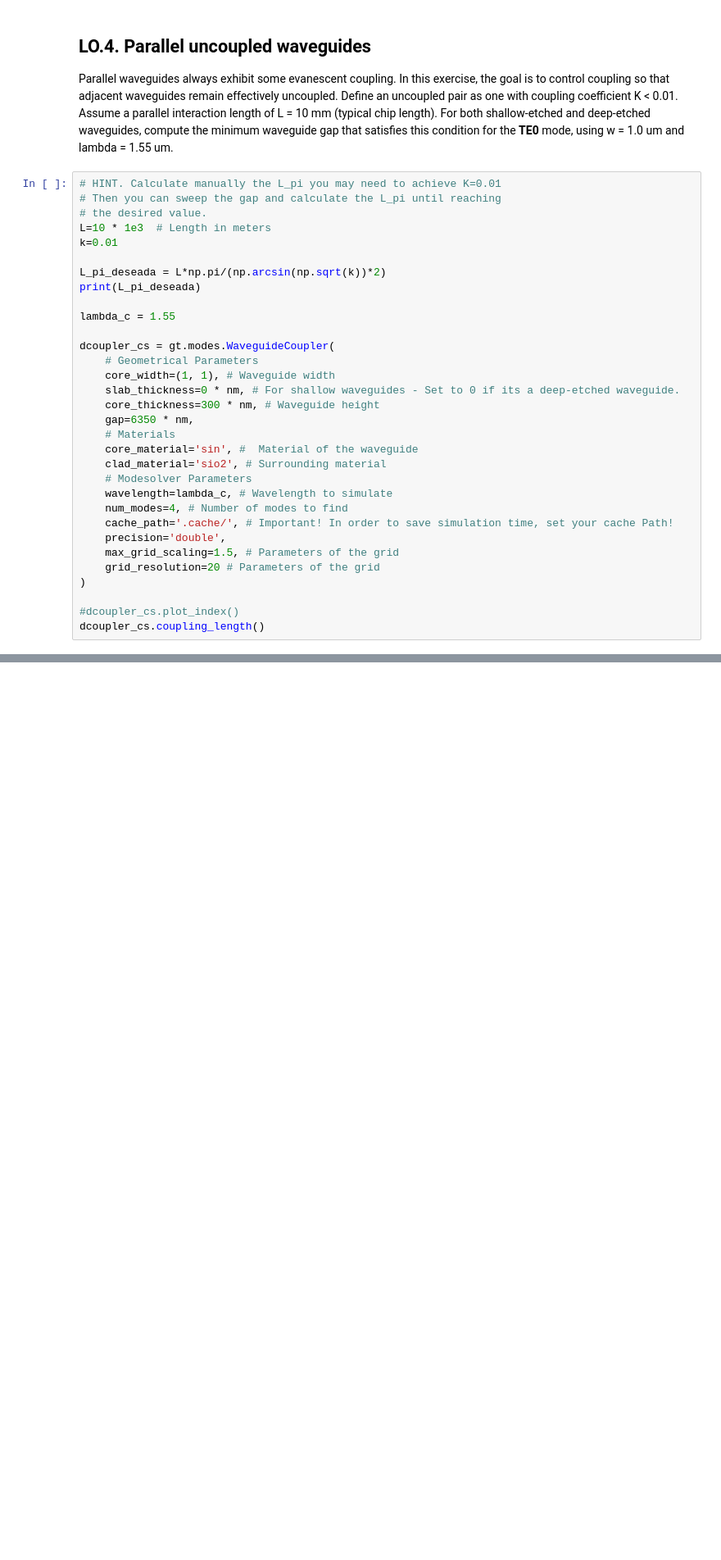
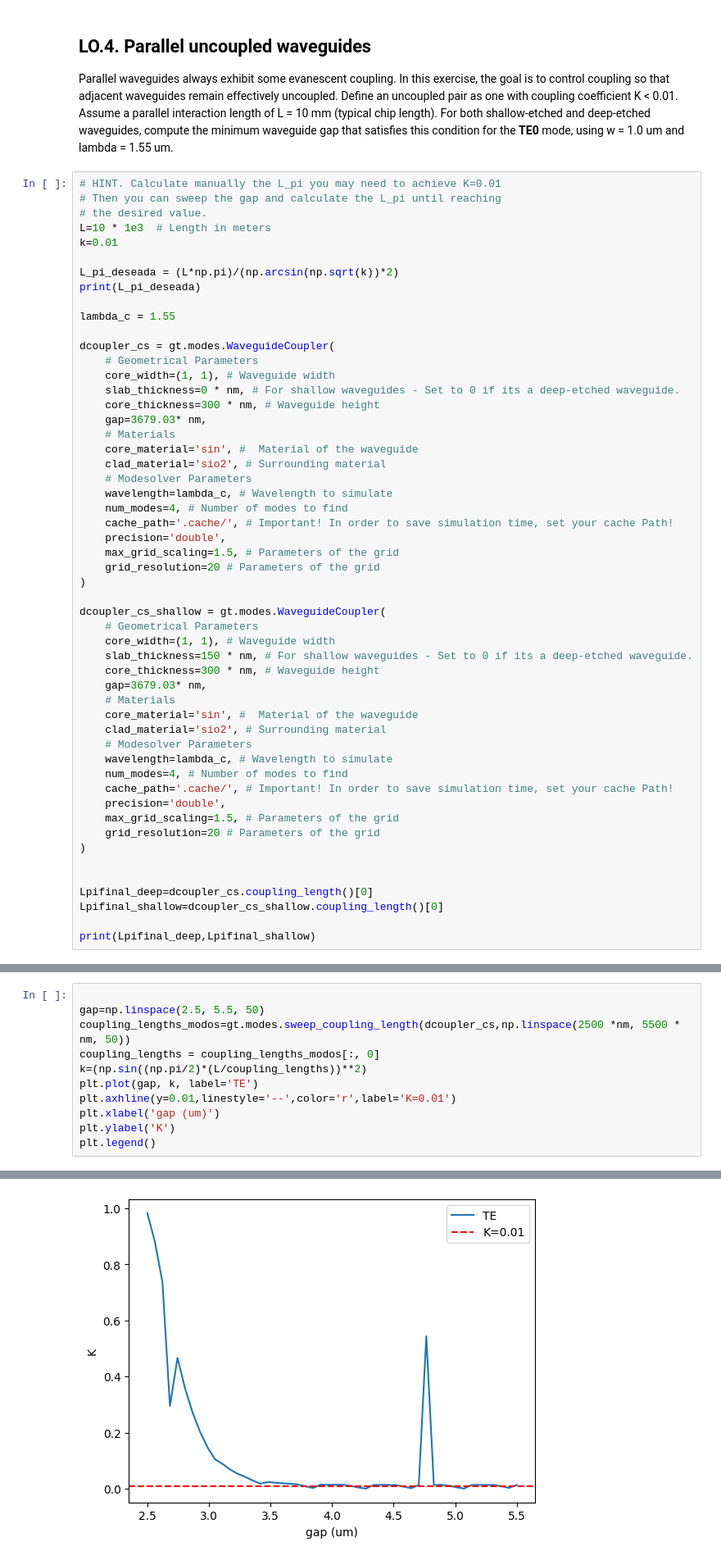
Before and after one commit to ainaperello/cifoin-lab2, a Jupyter notebook: COUPLERS_Student.ipynb, the cells around one changed output, grey strips where cells are left out. Shown at 82% size. Cells and saved outputs as stored; diff of their text form; blank space fills up the shorter version.

```diff
--- a/COUPLERS_Student.ipynb
+++ b/COUPLERS_Student.ipynb
@@ -496,7 +496,7 @@ Parallel waveguides always exhibit some evanescent coupling. In this exercise, t
 L=10 * 1e3  # Length in meters
 k=0.01
 
-L_pi_deseada = L*np.pi/(np.arcsin(np.sqrt(k))*2)
+L_pi_deseada = (L*np.pi)/(np.arcsin(np.sqrt(k))*2)
 print(L_pi_deseada)
 
 lambda_c = 1.55
@@ -506,7 +506,7 @@ dcoupler_cs = gt.modes.WaveguideCoupler(
     core_width=(1, 1), # Waveguide width
     slab_thickness=0 * nm, # For shallow waveguides - Set to 0 if its a deep-etched waveguide.
     core_thickness=300 * nm, # Waveguide height
-    gap=6350 * nm,
+    gap=3679.03* nm,
     # Materials
     core_material='sin', #  Material of the waveguide
     clad_material='sio2', # Surrounding material
@@ -519,7 +519,28 @@ dcoupler_cs = gt.modes.WaveguideCoupler(
     grid_resolution=20 # Parameters of the grid
 )
 
-#dcoupler_cs.plot_index()
-dcoupler_cs.coupling_length()
+dcoupler_cs_shallow = gt.modes.WaveguideCoupler(
+    # Geometrical Parameters
+    core_width=(1, 1), # Waveguide width
+    slab_thickness=150 * nm, # For shallow waveguides - Set to 0 if its a deep-etched waveguide.
+    core_thickness=300 * nm, # Waveguide height
+    gap=3679.03* nm,
+    # Materials
+    core_material='sin', #  Material of the waveguide
+    clad_material='sio2', # Surrounding material
+    # Modesolver Parameters
+    wavelength=lambda_c, # Wavelength to simulate
+    num_modes=4, # Number of modes to find
+    cache_path='.cache/', # Important! In order to save simulation time, set your cache Path!
+    precision='double',
+    max_grid_scaling=1.5, # Parameters of the grid
+    grid_resolution=20 # Parameters of the grid
+)
+
+
+Lpifinal_deep=dcoupler_cs.coupling_length()[0]
+Lpifinal_shallow=dcoupler_cs_shallow.coupling_length()[0]
+
+print(Lpifinal_deep,Lpifinal_shallow)
 # %% [output]
 156817.08768975522
@@ -527,0 +550,12 @@ array([135435.34349441, 219320.66959048])
+# %%
+
+gap=np.linspace(2.5, 5.5, 50)
+coupling_lengths_modos=gt.modes.sweep_coupling_length(dcoupler_cs,np.linspace(2500 *nm, 5500 * nm, 50))
+coupling_lengths = coupling_lengths_modos[:, 0]
+k=(np.sin((np.pi/2)*(L/coupling_lengths))**2)
+plt.plot(gap, k, label='TE')
+plt.axhline(y=0.01,linestyle='--',color='r',label='K=0.01')
+plt.xlabel('gap (um)')
+plt.ylabel('K')
+plt.legend()
+# %% [output]
@@ -527,0 +580 @@ array([135435.34349441, 219320.66959048])
+[figure, added]
```
Also changed, not shown: parts of 33 cells of this notebook.
